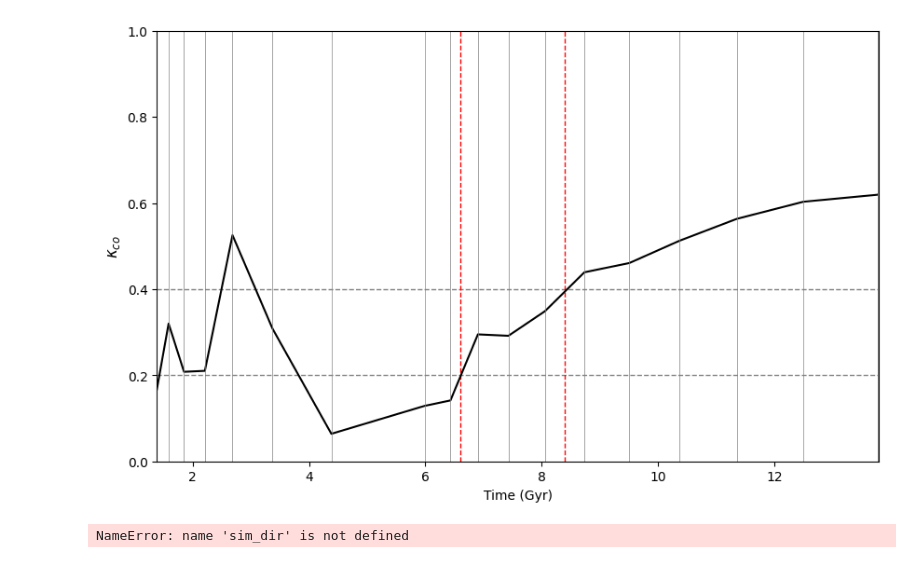
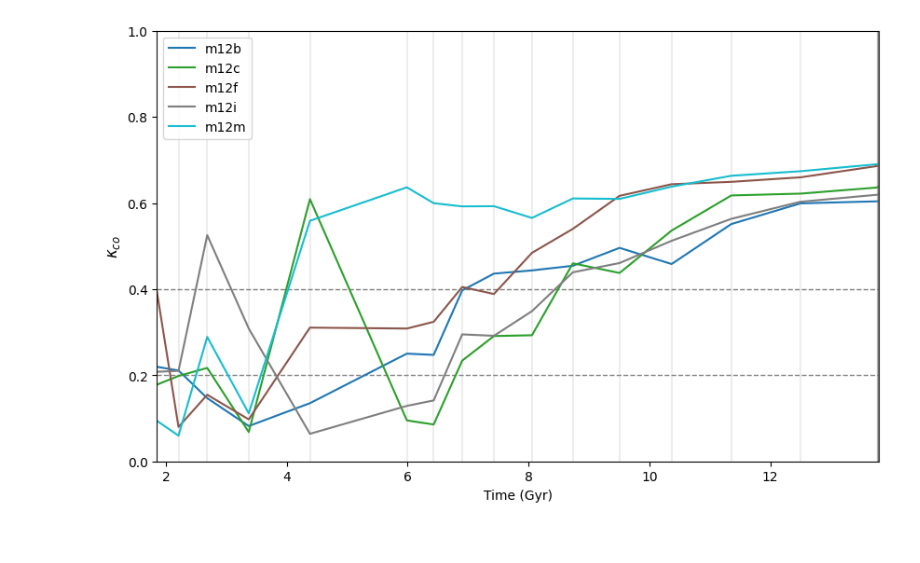
Before and after one commit to finn-pal/gc_statistics, a Jupyter notebook: paper_plots/galaxy_plots.ipynb, the cells around one changed output. Drawn from its saved outputs; the diff is of its cells as text; code cells hidden in the pictures.

Commit message:
FIgures for paper

```diff
--- a/plot_notebooks/galaxy_plots.ipynb
+++ b/paper_plots/galaxy_plots.ipynb
@@ -208,6 +218,6 @@ for i, ax in enumerate(axs.flatten()):
 # %%
 sim_lst = ["m12b", "m12c", "m12f", "m12i", "m12m"]
-sim_lst = ["m12i"]
+# sim_lst = ["m12i"]
 
 # sim_dir = "/Users/z5114326/Documents/simulations/"
 sim_dir = "/Volumes/Expansion/simulations/"
@@ -226,10 +236,10 @@ for i, sim in enumerate(sim_lst):
     # currently set to kappa_co of stars and cold gas
     time_lst, kappa_co_lst = return_kappa_co(sim, sim_dir, spec_type="sg")
     # kappa_co_lst = savgol_filter(kappa_co_lst, window_length=10, polyorder=5)
-    # plt.plot(time_lst, kappa_co_lst, c=colors[i], lw=1.5, label=sim)
-    plt.plot(time_lst, kappa_co_lst, c="k", lw=1.5, label=sim)
+    plt.plot(time_lst, kappa_co_lst, c=colors[i], lw=1.5, label=sim)
+    # plt.plot(time_lst, kappa_co_lst, c="k", lw=1.5, label=sim)
 
-# plt.legend(loc="lower right")
+plt.legend(loc="upper left")
 
 plt.xlim(np.min(time_lst), np.max(time_lst))
 plt.ylim(0, 1)
@@ -243,52 +253,34 @@ plt.plot([np.min(time_lst), np.max(time_lst)], [0.2, 0.2], c="grey", ls="--", lw
 kappa_dict = {
     "m12b": {"kappa_015": 4.6, "kappa_02": 5.3, "kappa_04": 6.9},
     "m12c": {"kappa_015": 6.6, "kappa_02": 6.8, "kappa_04": 8.5},
     "m12f": {"kappa_015": 3.6, "kappa_02": 3.85, "kappa_04": 6.9},
     "m12i": {"kappa_015": 6.43, "kappa_02": 6.6, "kappa_04": 8.4},
     "m12m": {"kappa_015": 3.4, "kappa_02": 3.56, "kappa_04": 4.0},
 }
 
 # kapp_015 = kappa_dict[sim]["kappa_015"]
 kapp_02 = kappa_dict[sim]["kappa_02"]
 kapp_04 = kappa_dict[sim]["kappa_04"]
 
 # plt.plot([kapp_015, kapp_015], [0, 1], c="g", ls="--", lw=1, zorder=0)
-plt.plot([kapp_02, kapp_02], [0, 1], c="r", ls="--", lw=1, zorder=0)
-plt.plot([kapp_04, kapp_04], [0, 1], c="r", ls="--", lw=1, zorder=0)
+# plt.plot([kapp_02, kapp_02], [0, 1], c="r", ls="--", lw=1, zorder=0)
+# plt.plot([kapp_04, kapp_04], [0, 1], c="r", ls="--", lw=1, zorder=0)
 
 plt.xlabel("Time (Gyr)")
 plt.ylabel(r"$\kappa_{co}$", fontsize=12)
 
 pub_data = sim_dir + "snapshot_times_public.txt"
 pub_snaps = pd.read_table(pub_data, comment="#", header=None, sep=r"\s+")
 pub_snaps.columns = [
     "index",
     "scale_factor",
     "redshift",
     "time_Gyr",
     "lookback_time_Gyr",
     "time_width_Myr",
 ]
 
 for time in pub_snaps["time_Gyr"]:
-    plt.plot([time, time], [0, 1], c="grey", lw=0.5)
+    plt.plot([time, time], [0, 1], c="grey", lw=0.2)
 # %% [output]
-[figure, old version]
+[figure, new version]
-# %%
-it_min = 0
-it_max = 100
-
-sim = "m12m"
-
-proc_file = sim_dir + sim + "/" + sim + "_processed.hdf5"
-proc_data = h5py.File(proc_file, "r")  # open processed data file
-
-count = []
-for it in range(it_min, it_max + 1):
-    it_id = gc_utils.iteration_name(it)
-    snp_dat = proc_data[it_id]["snapshots"]["snap600"]
-    count.append(len(snp_dat["gc_id"][()]))
-
-np.average(count)
-# %% [output]
-NameError: name 'sim_dir' is not defined
```
Also changed, not shown: parts of 9 cells of this notebook, 13 other files.
